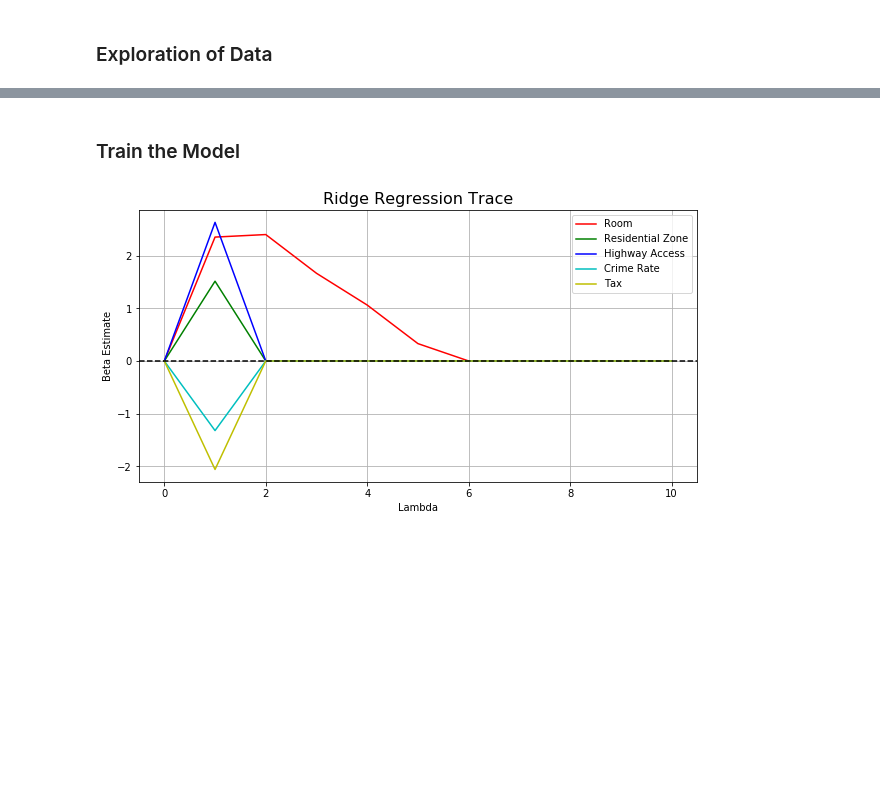
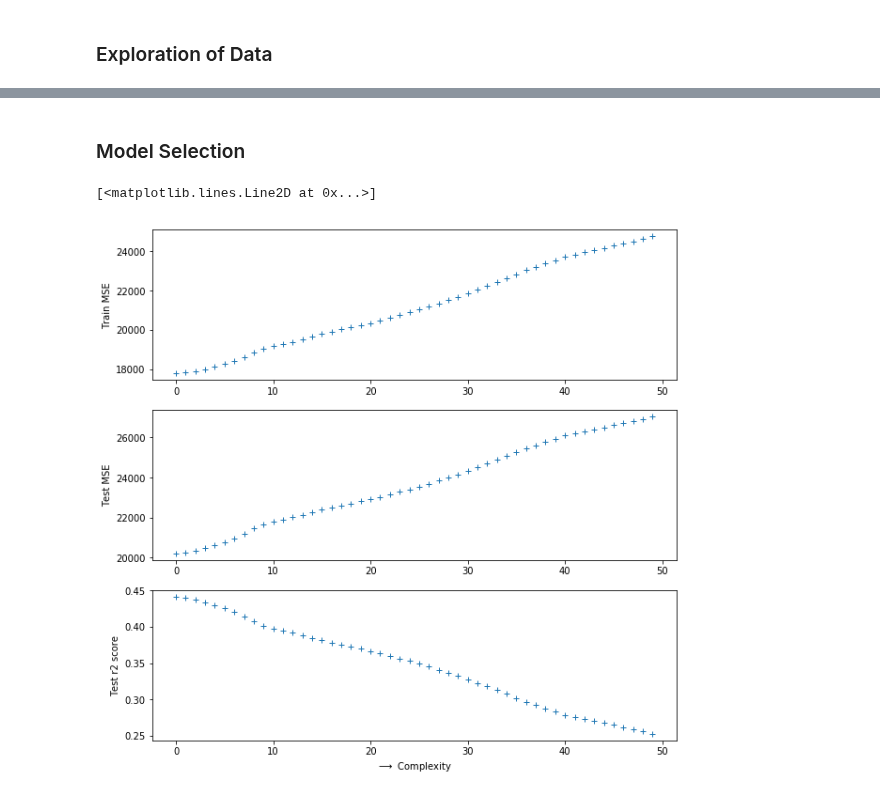
Before and after one commit to bradipo89/Supervised_Machine_Learning_Lessons, a Jupyter notebook: Linear_Models_Lasso.ipynb, the cells around one changed output, grey strips where cells are left out. Saved outputs shown, nothing was run; the diff lists cells and outputs as text; code cells hidden in the pictures; blank space fills up the shorter version.

```diff
--- a/Linear_Models_Lasso.ipynb
+++ b/Linear_Models_Lasso.ipynb
@@ -246,2 +152,2 @@ df.shape
 # %% [markdown]
-### Train the Model
+### Model Selection
@@ -251,30 +159,32 @@ X_train, X_test, y_train, y_test = train_test_split(
-# %%
-lasso_df = pd.DataFrame({'variable': house_price.feature_names, 'estimate': 0})
-lasso_train_pred = []
-lasso_test_pred = []
-
-alphas = np.arange(0, 10, 1)
-
-for alpha in alphas:
-    lasso_reg = Lasso(alpha=alpha)
-    lasso_reg.fit(X_train, y_train)
-    lasso_df[str(alpha)] = lasso_reg.coef_
-
-    lasso_train_pred.append(lasso_reg.predict(X_train))
-    lasso_test_pred.append(lasso_reg.predict(X_test))
-
-lasso_df = lasso_df.set_index('variable').T.rename_axis('estimate').rename_axis(None).reset_index()
-
-fig, ax = plt.subplots(figsize=(10, 5))
-ax.plot(lasso_df.RM, 'r', lasso_df.ZN, 'g', lasso_df.RAD, 'b', lasso_df.CRIM, 'c', lasso_df.TAX, 'y')
-ax.axhline(y=0, color='black', linestyle='--')
-ax.set_xlabel("Lambda")
-ax.set_ylabel("Beta Estimate")
-ax.set_title("Ridge Regression Trace", fontsize=16)
-ax.legend(labels=['Room','Residential Zone','Highway Access','Crime Rate','Tax'])
-ax.grid(True)
-# %% [output]
-[figure, removed]
+# %%
+MSE_train=[]
+MSE_test=[]
+r2=[]
+complexity=[]
+
+for a in range(0,50,1):
+    model=Lasso(alpha=a)
+    model.fit(X_train,y_train)
+    MSE_test.append(mean_squared_error(y_test, model.predict(X_test)))
+    MSE_train.append(mean_squared_error(y_train, model.predict(X_train)))
+    r2.append(r2_score(y_test, model.predict(X_test)))
+    complexity.append(a)
+
+fig, axs = plt.subplots(3,1,sharey=False,sharex=False,figsize=(10,10))
+
+
+axs[2].set_xlabel("$\longrightarrow $ Complexity")
+
+axs[0].set_ylabel('Train MSE')
+axs[1].set_ylabel('Test MSE')
+axs[2].set_ylabel('Test r2 score')
+
+axs[0].plot(complexity[:400], MSE_train[:400], '+')
+axs[1].plot(complexity[:400], MSE_test[:400],  '+')
+axs[2].plot(complexity[:400], r2[:400],  '+')
+# %% [output]
+[<matplotlib.lines.Line2D at 0x...>]
+[figure, added]
 # %%
 # initialize
 lasso_reg = Lasso(alpha=0)
```
Also changed, not shown: parts of 56 cells of this notebook, 3 other files.
